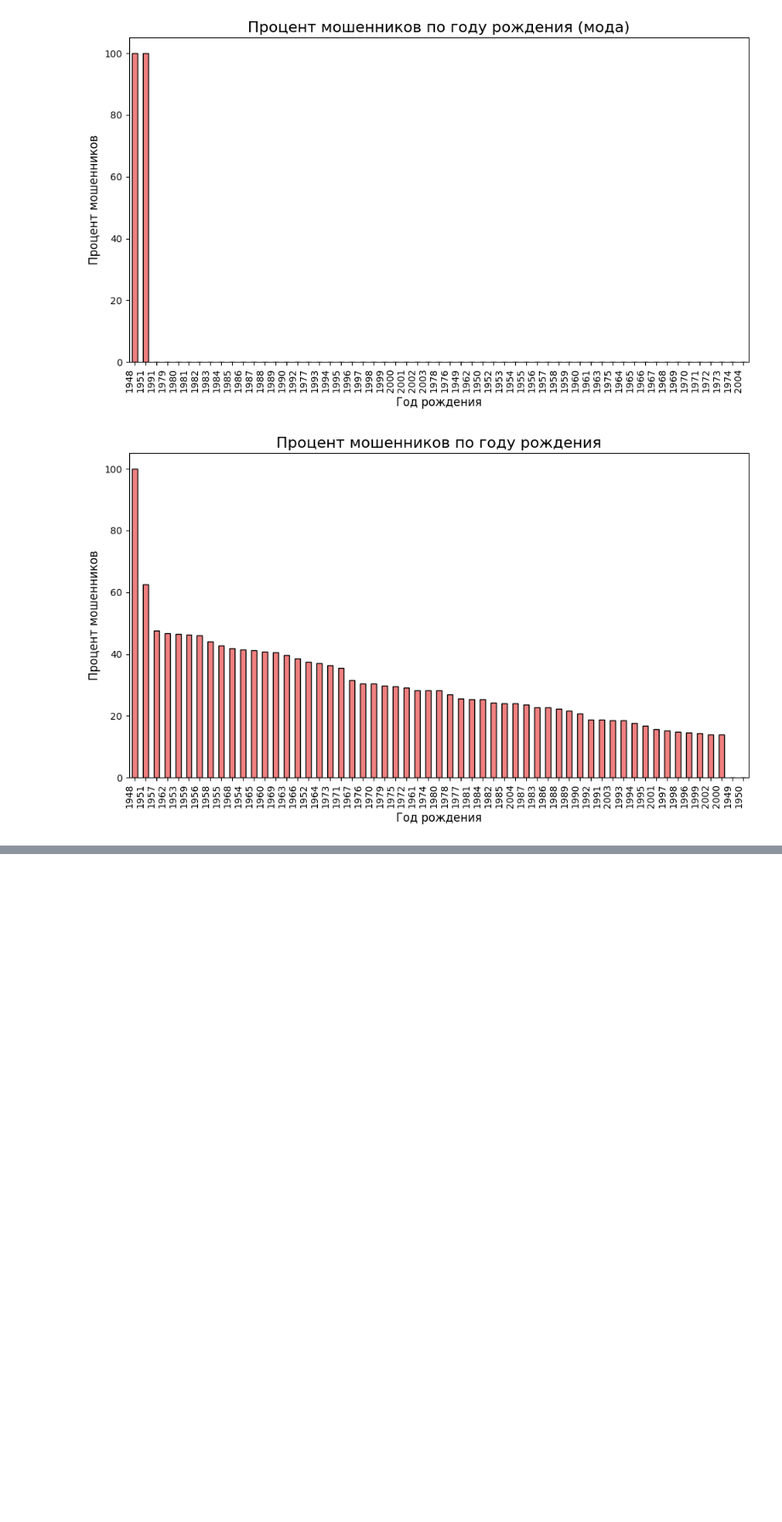
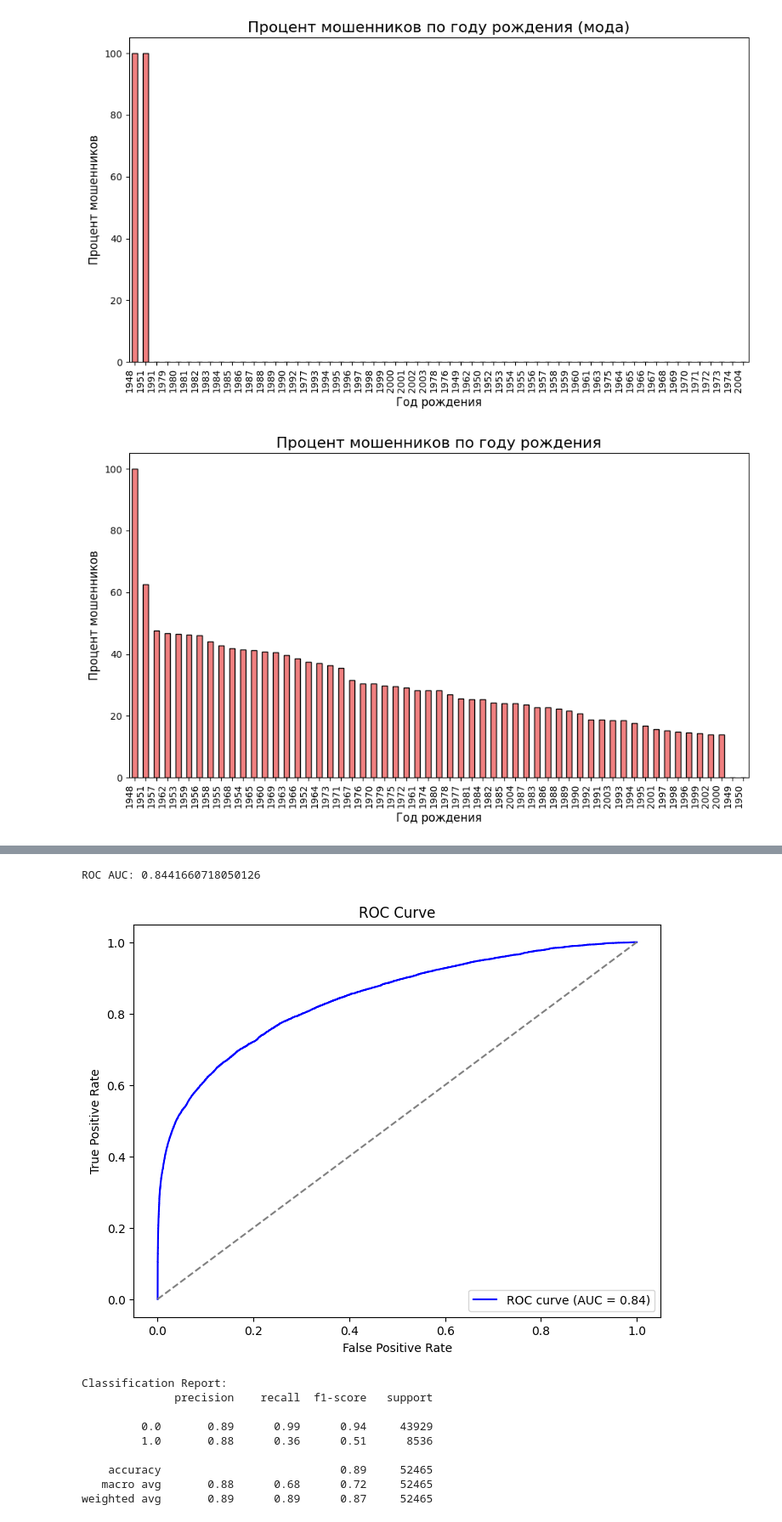
Before and after one commit to budennovsk/testovoe_Antifraud, a Jupyter notebook: testovoe_Antifraud.ipynb, the cells around one changed output, grey strips where cells are left out. Shown at 85% size. Cells and saved outputs as stored; diff of their text form; code cells hidden in the pictures; blank space fills up the shorter version.

```diff
--- a/testovoe_Antifraud.ipynb
+++ b/testovoe_Antifraud.ipynb
@@ -1294,0 +1522,7 @@ else:
+# %%
+# Применяем SMOTE для oversampling в тренировочной выборке
+smote = SMOTE(random_state=42)
+X_train_resampled, y_train_resampled = smote.fit_resample(X_train, y_train)
+
+# Проверяем сбалансированность классов после SMOTE
+print(f"Train class distribution after SMOTE: {y_train_resampled.value_counts()}")
@@ -1294,0 +1534,12 @@ else:
+# %%
+# Инициализация модели CatBoost с использованием категориальных признаков
+model = CatBoostClassifier(iterations=200,
+                           depth=4,
+                           learning_rate=0.1,
+                          #  cat_features=cat_features,
+                           eval_metric='AUC',
+                           random_state=42,
+                           verbose=100)
+
+# Обучение модели на тренировочных данных с валидацией
+model.fit(X_train_resampled, y_train_resampled, eval_set=(X_valid, y_valid))
@@ -1294,0 +1554,44 @@ else:
+# %%
+# Прогнозирование на тестовой выборке
+y_pred_proba = model.predict_proba(X_test)[:, 1]  # Вероятности для класса "мошенник"
+y_pred = model.predict(X_test)  # Прогнозируем классы (0 или 1)
+
+# Метрики
+roc_auc = roc_auc_score(y_test, y_pred_proba)
+print(f"ROC AUC: {roc_auc}")
+
+# ROC Curve
+fpr, tpr, thresholds = roc_curve(y_test, y_pred_proba)
+plt.figure(figsize=(8, 6))
+plt.plot(fpr, tpr, color='blue', label=f'ROC curve (AUC = {roc_auc:.2f})')
+plt.plot([0, 1], [0, 1], color='gray', linestyle='--')
+plt.xlabel('False Positive Rate')
+plt.ylabel('True Positive Rate')
+plt.title('ROC Curve')
+plt.legend(loc='lower right')
+plt.show()
+
+# Classification Report
+print("\nClassification Report:")
+print(classification_report(y_test, y_pred))
+
+# Confusion Matrix
+cm = confusion_matrix(y_test, y_pred)
+plt.figure(figsize=(8, 6))
+sns.heatmap(cm, annot=True, fmt='d', cmap='Blues', xticklabels=['Not Fraud', 'Fraud'], yticklabels=['Not Fraud', 'Fraud'])
+plt.title('Confusion Matrix')
+plt.xlabel('Predicted')
+plt.ylabel('Actual')
+plt.show()
+# %% [output]
+ROC AUC: 0.8441660718050126
+[figure, added]
+Classification Report:
+              precision    recall  f1-score   support
+
+         0.0       0.89      0.99      0.94     43929
+         1.0       0.88      0.36      0.51      8536
+
+    accuracy                           0.89     52465
+   macro avg       0.88      0.68      0.72     52465
+weighted avg       0.89      0.89      0.87     52465
```
Also changed, not shown: parts of 20 cells of this notebook.
